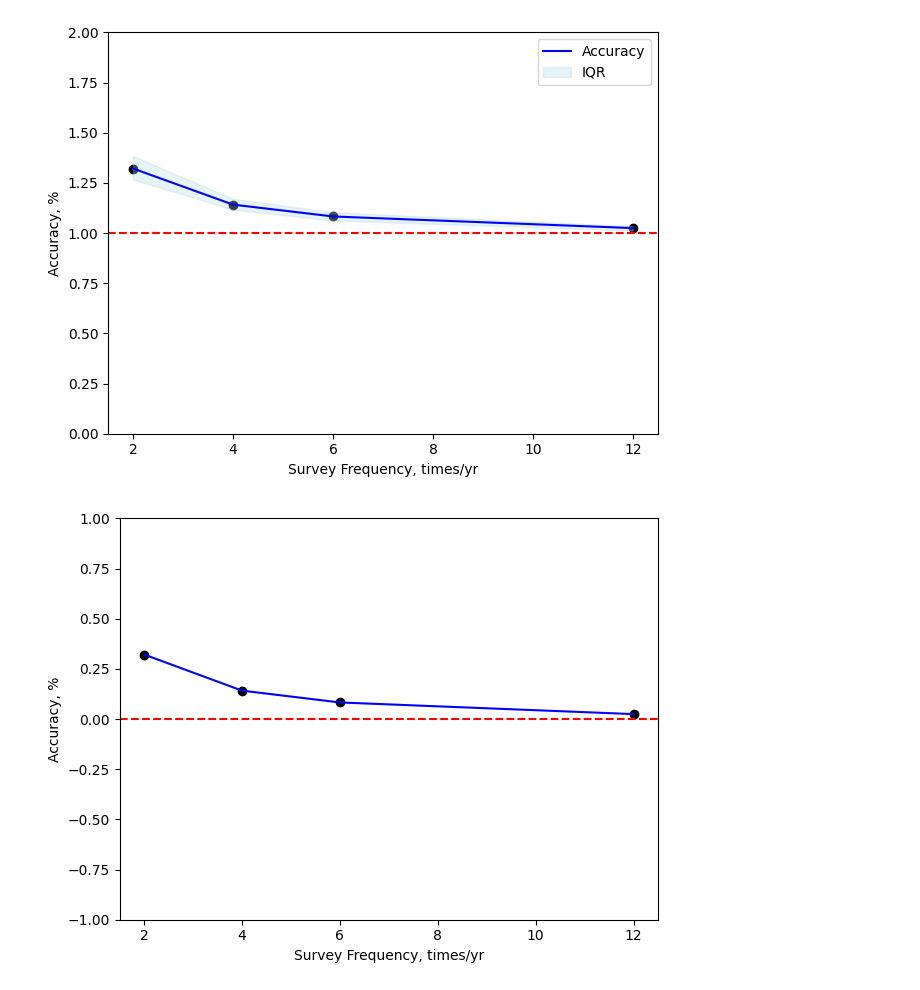
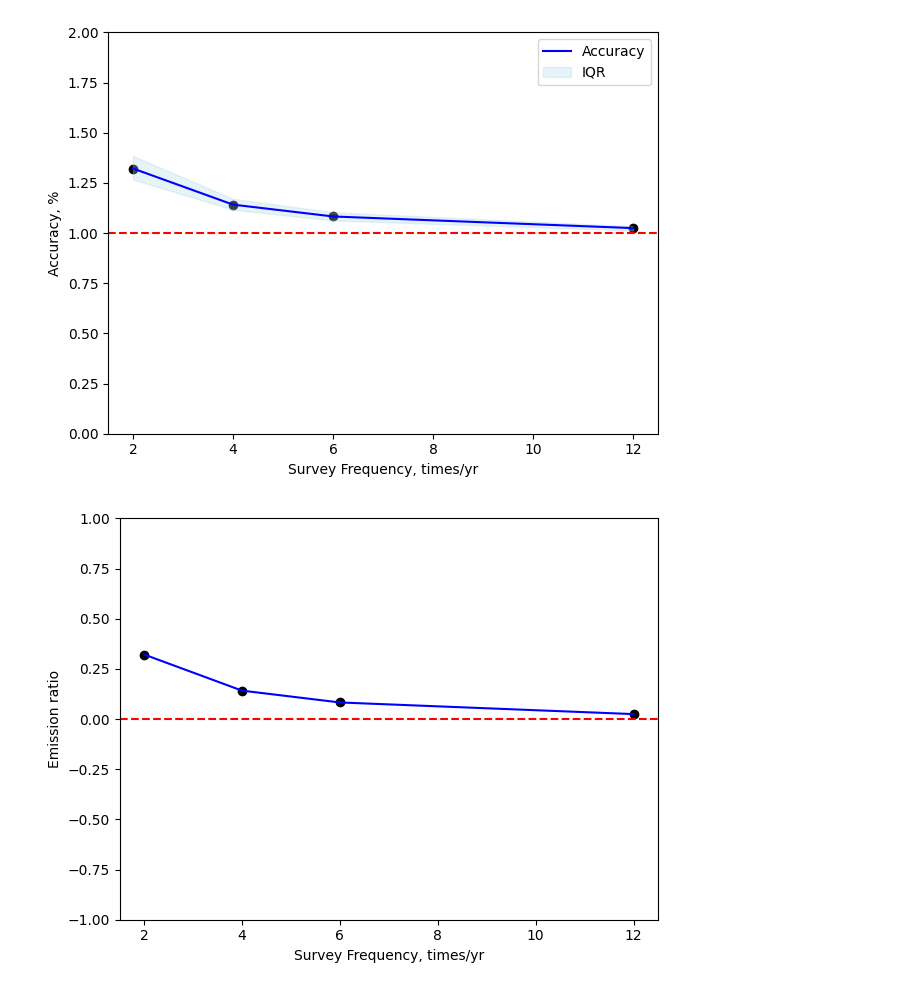
Before and after one commit to HJJJJX/Figure-Plotting, a Jupyter notebook: Uncertainty_paper_plot.ipynb, the cells around one changed output. Cells and saved outputs as stored; diff of their text form; code cells hidden in the pictures.

```diff
--- a/Uncertainty_paper_plot.ipynb
+++ b/Uncertainty_paper_plot.ipynb
@@ -1963,35 +1963,35 @@ y_50_prop = (100 + np.array(y_50)) / 100
 y_75_prop = (100 + np.array(y_75)) / 100
 
 # Plot
 fig, ax = plt.subplots()
 
 # Scatter plot for y_50
 ax.scatter(x, y_50_prop-1, color="black")
 
 # Line plot for y_50
 lns1 = ax.plot(x, y_50_prop-1, linestyle="-", color="blue")
 
 # Shadow region for IQR
 # fill_between = ax.fill_between(x, y_25_prop, y_75_prop, color="lightblue", alpha=0.3, label="IQR")
 
 # Red dashed line at y = 1.0
 ax.axhline(y=0, color='red', linestyle='--')
 
 # Labels and ticks
 ax.set_xlabel("Survey Frequency, times/yr")
-ax.set_ylabel("Accuracy, %")
+ax.set_ylabel("Emission ratio")
 ax.set_ylim([-1, 1])
 ax.tick_params(axis="y")
 
 # Add legend
 # ax.legend()
 
 # Adjust layout and show plot
 plt.tight_layout()
 # plt.savefig('NONRepair_Scenarios_NONSE_Accuracy.png')
 plt.show()
 # %% [output]
-[figure, old version]
+[figure, new version]
 # %%
 #Repair_WithoutSE
 import matplotlib.pyplot as plt
```
Also changed, not shown: parts of 2 cells of this notebook.
